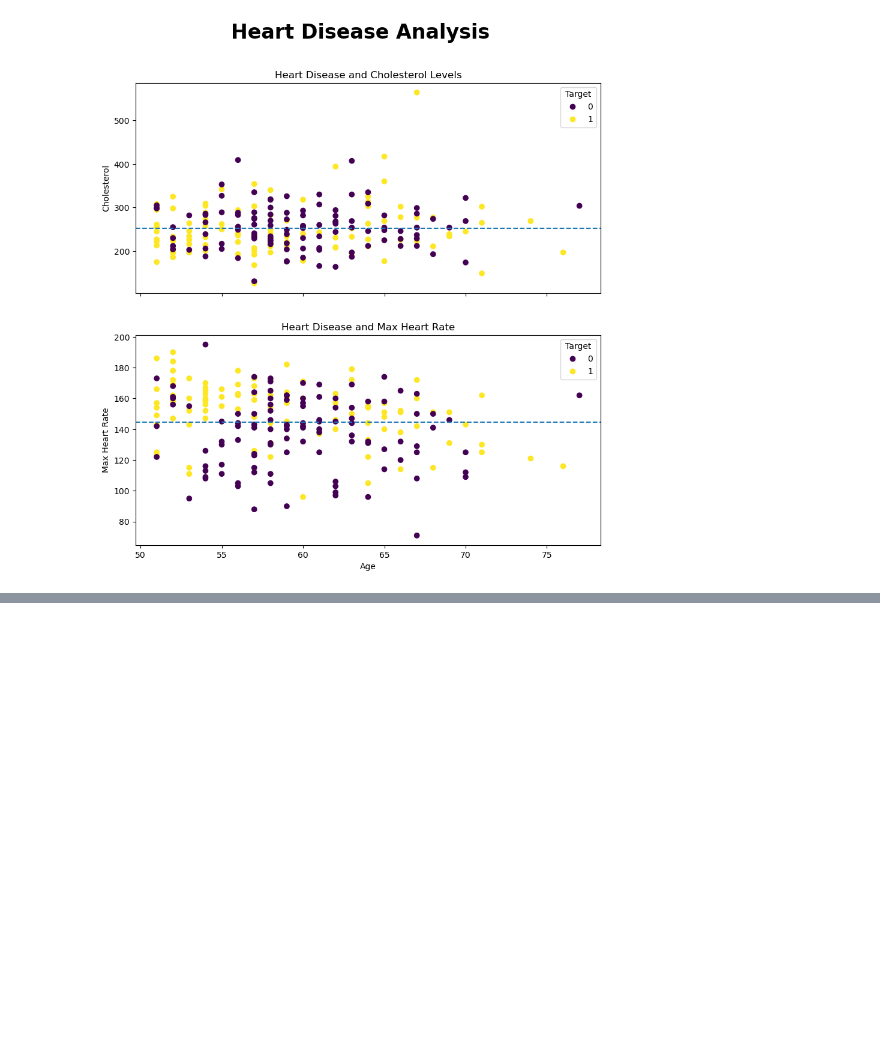
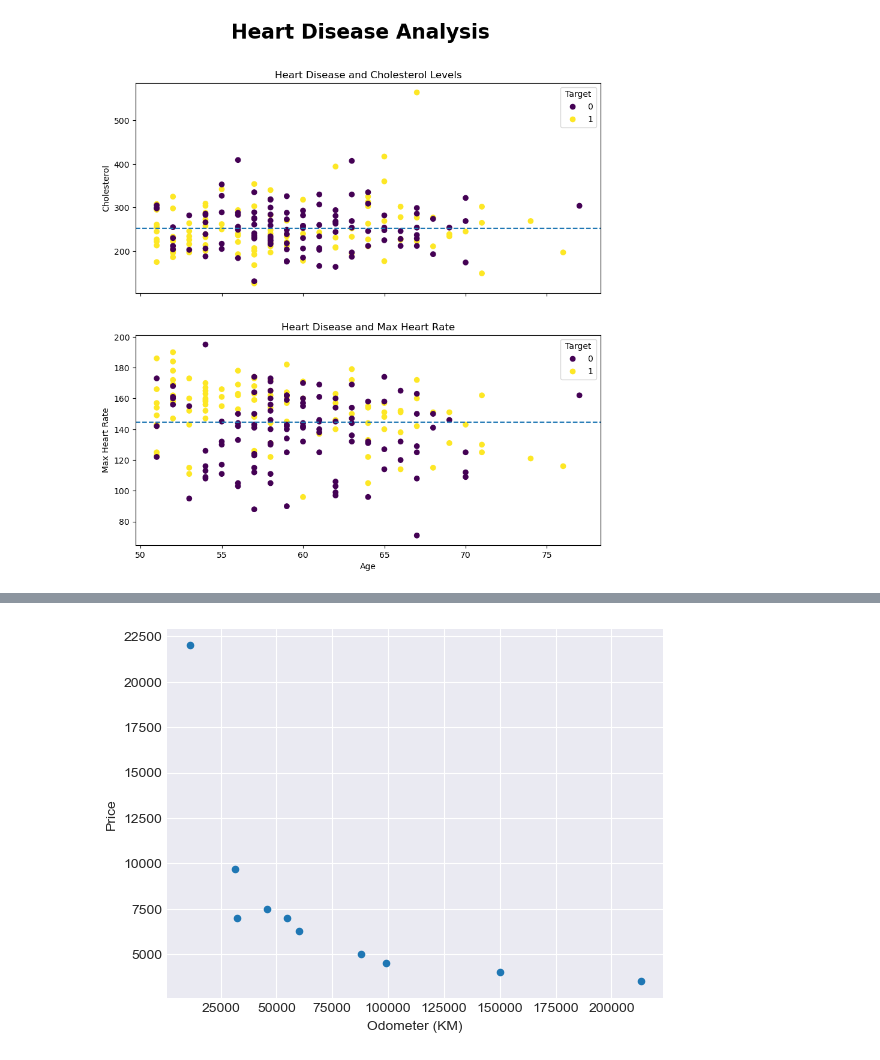
Before and after one commit to judgemongcal/ztm-machine-learning-course, a Jupyter notebook: intro-to-matplotlib.ipynb, the cells around one changed output, grey strips where cells are left out. Drawn from its saved outputs; the diff is of its cells as text; code cells hidden in the pictures; blank space fills up the shorter version.

```diff
--- a/intro-to-matplotlib.ipynb
+++ b/intro-to-matplotlib.ipynb
@@ -500,0 +538,4 @@ fig.suptitle("Heart Disease Analysis", fontsize=24, fontweight="bold");
+# %%
+car_sales.plot(x="Odometer (KM)", y="Price", kind="scatter");
+# %% [output]
+[figure, added]
```
Also changed, not shown: parts of 8 cells of this notebook.
